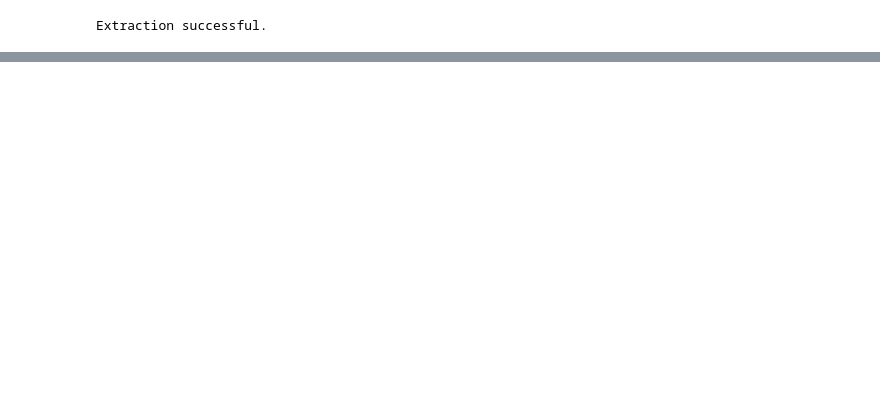
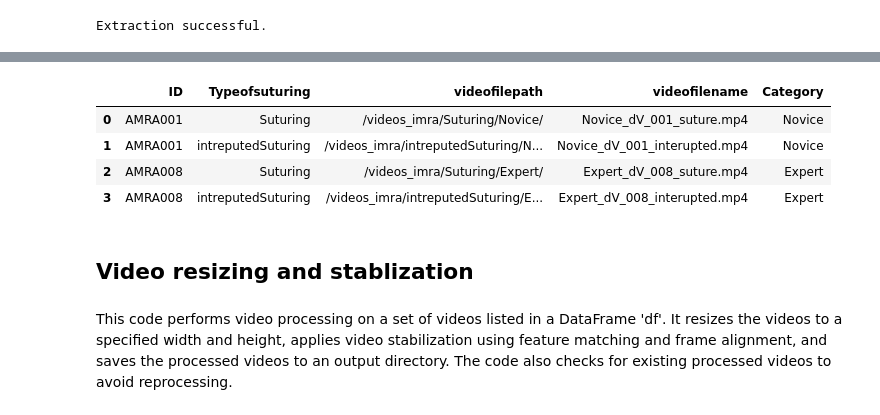
Before and after one commit to srujan-b/Assignment-2-Choose-Your-Own-Analysis, a Jupyter notebook: Validating-Synthetic-Models-as-Surgical-Training-Tools.ipynb, the cells around one changed output, grey strips where cells are left out. Saved outputs shown, nothing was run; the diff lists cells and outputs as text; code cells hidden in the pictures; blank space fills up the shorter version.

```diff
--- a/Validating-Synthetic-Models-as-Surgical-Training-Tools.ipynb
+++ b/Validating-Synthetic-Models-as-Surgical-Training-Tools.ipynb
@@ -45,0 +136,21 @@ Extraction successful.
+# %%
+data = {
+    'ID': ['AMRA001', 'AMRA001', 'AMRA008', 'AMRA008'],
+    'Typeofsuturing': ['Suturing', 'intreputedSuturing', 'Suturing', 'intreputedSuturing'],
+    'videofilepath': ['/videos_imra/Suturing/Novice/', '/videos_imra/intreputedSuturing/Novice/', '/videos_imra/Suturing/Expert/', '/videos_imra/intreputedSuturing/Expert/'],
+    'videofilename': ['Novice_dV_001_suture.mp4', 'Novice_dV_001_interupted.mp4', 'Expert_dV_008_suture.mp4', 'Expert_dV_008_interupted.mp4'],
+    'Category': ['Novice', 'Novice', 'Expert', 'Expert']
+}
+df = pd.DataFrame(data)
+
+df.head()
+# %% [output]
+|  | ID | Typeofsuturing | videofilepath | videofilename | Category |
+| 0 | AMRA001 | Suturing | /videos_imra/Suturing/Novice/ | Novice_dV_001_suture.mp4 | Novice |
+| 1 | AMRA001 | intreputedSuturing | /videos_imra/intreputedSuturing/N... | Novice_dV_001_interupted.mp4 | Novice |
+| 2 | AMRA008 | Suturing | /videos_imra/Suturing/Expert/ | Expert_dV_008_suture.mp4 | Expert |
+| 3 | AMRA008 | intreputedSuturing | /videos_imra/intreputedSuturing/E... | Expert_dV_008_interupted.mp4 | Expert |
+# %% [markdown]
+## Video resizing and stablization
+# %% [markdown]
+This code performs video processing on a set of videos listed in a DataFrame 'df'. It resizes the videos to a specified width and height, applies video stabilization using feature matching and frame alignment, and saves the processed videos to an output directory. The code also checks for existing processed videos to avoid reprocessing.
```
Also changed, not shown: parts of 27 cells of this notebook.
